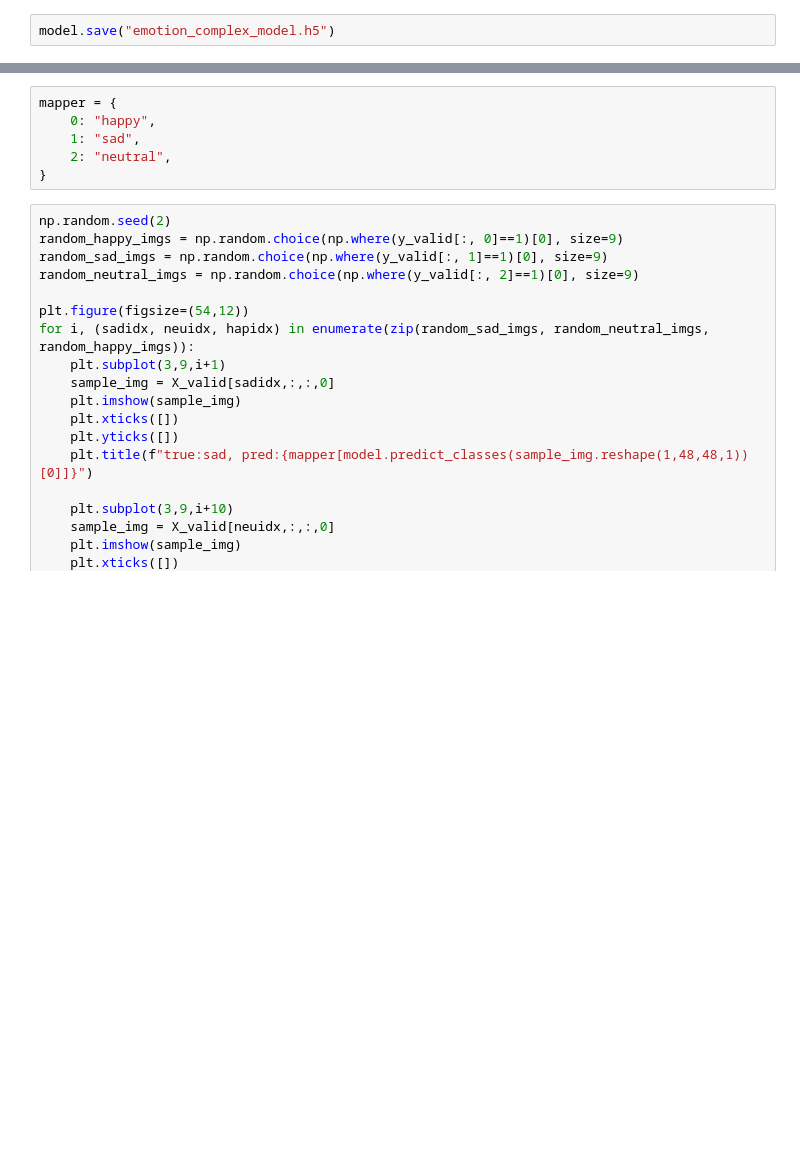
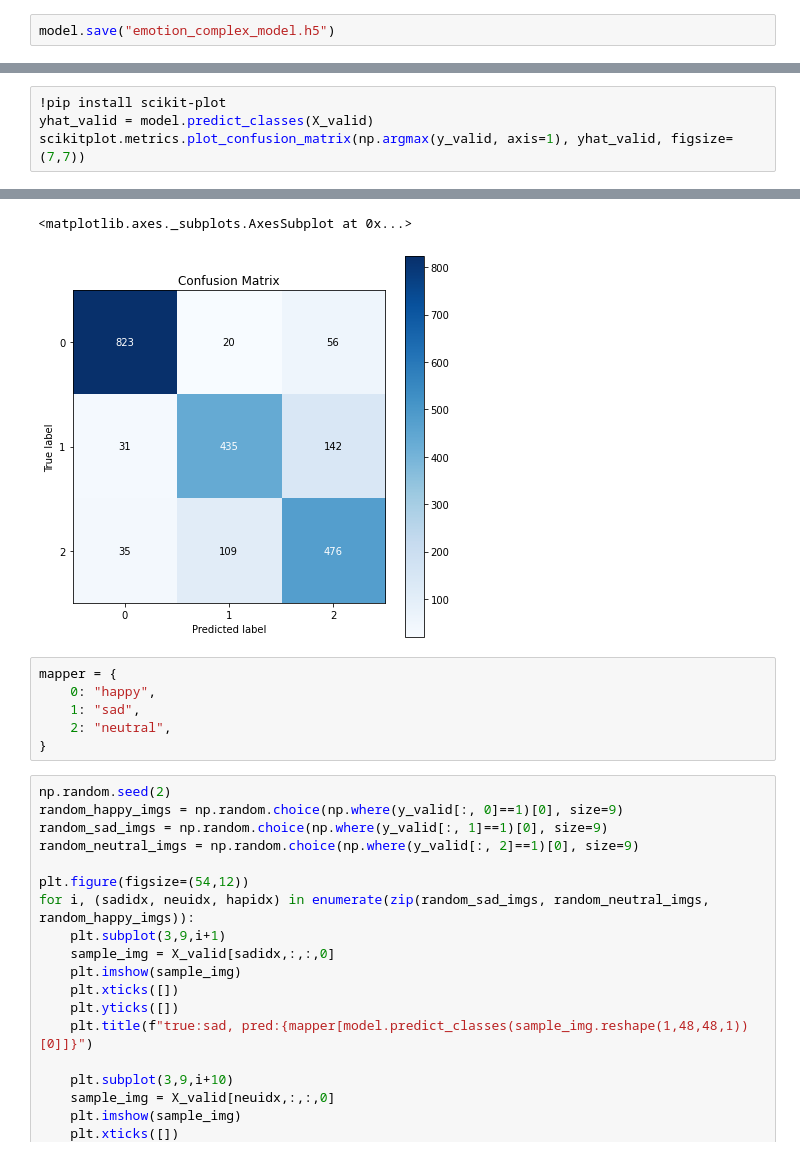
Before and after one commit to mamicro-li/DeepLearing-Project, a Jupyter notebook: training_notebooks/train_emotion.ipynb, the cells around one changed output, grey strips where cells are left out. Drawn from its saved outputs; the diff is of its cells as text; blank space fills up the shorter version.

```diff
--- a/training_notebooks/train_emotion.ipynb
+++ b/training_notebooks/train_emotion.ipynb
@@ -215,0 +216,5 @@ Text(0, 0.5, 'Loss')
+# %%
+!pip install scikit-plot
+yhat_valid = model.predict_classes(X_valid)
+scikitplot.metrics.plot_confusion_matrix(np.argmax(y_valid, axis=1), yhat_valid, figsize=(7,7))
+# %% [output]
@@ -216,3 +232,5 @@ Text(0, 0.5, 'Loss')
+<matplotlib.axes._subplots.AxesSubplot at 0x...>
+[figure, added]
 # %%
 mapper = {
     0: "happy",
```
Also changed, not shown: parts of 3 cells of this notebook, 1 other file.
